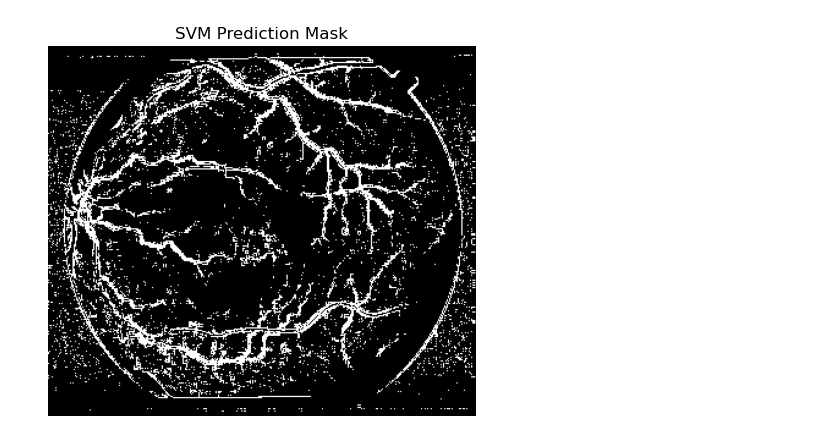
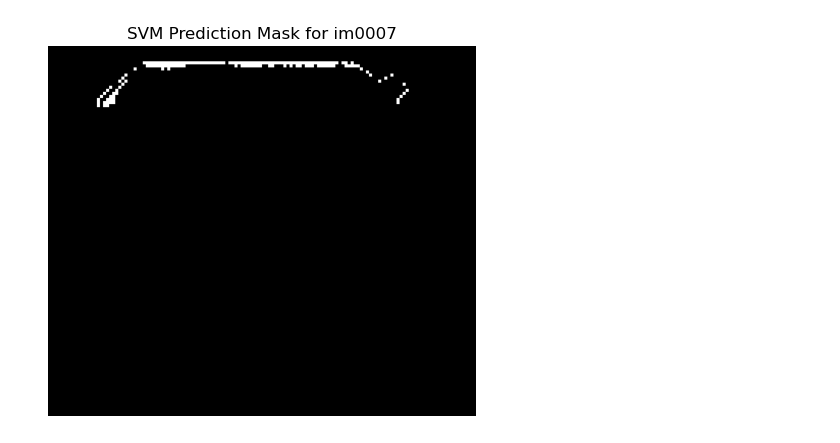
Before and after one commit to PMazi/Informatyka-w-Medycynie, a Jupyter notebook: main.ipynb, the cells around one changed output. Saved outputs shown, nothing was run; the diff lists cells and outputs as text; code cells hidden in the pictures.

```diff
--- a/main.ipynb
+++ b/main.ipynb
@@ -244,6 +287,7 @@ print(data)
 # Divide the data into feature matrix X and target vector y
 X = data.iloc[:,:-1]
 print(X)
-Y = data.iloc[:,-1]
+y_train = data.iloc[:,-1]
 print(y)
+X_test = np.array(test_features)
 # %% [output]
@@ -268,8 +312,10 @@ print(y)
 # Scale the data
 scaler = StandardScaler()
 scaled_data = scaler.fit_transform(X)
+X_test_scaled = scaler.transform(X_test)
 print(scaled_data)
 
+
 rus = RandomUnderSampler(random_state=42)
-X_resampled, y_resampled = rus.fit_resample(scaled_data, Y)
+X_train, y_train = rus.fit_resample(scaled_data, y_train)
 # %% [output]
@@ -289,43 +335,59 @@ X_resampled, y_resampled = rus.fit_resample(scaled_data, Y)
 # %%
 # Divide the data into training and testing sets
-X_train, X_test, y_train, y_test = train_test_split(X_resampled, y_resampled , test_size=0.2, random_state=32)
+# X_train, X_test, y_train, y_test = train_test_split(X_resampled, y_resampled , test_size=0.2, random_state=32)
 # %%
 # Create SVM model
 svm_model = svm.SVC(kernel='linear', C=1, class_weight='balanced')
 # Train the model
 svm_model.fit(X_train, y_train)
 # Make predictions
-y_pred_svm = svm_model.predict(X_test)
-y_final = svm_model.predict(scaled_data)
-# Evaluate the model
-accuracy_svm = accuracy_score(Y, y_final)
-print(f"SVM model accuracy: {accuracy_svm:.2f}")
-# Confusion matrix
-cm_svm = confusion_matrix(y_test, y_pred_svm)
-print(f"SVM model confusion matrix:\n{cm_svm}")
-# Classification report
-cr_svm = classification_report(y_test, y_pred_svm)
-print(f"SVM model classification report:\n{cr_svm}")
+# y_pred_svm = svm_model.predict(X_test)
+# y_final = svm_model.predict(scaled_data)
+# # Evaluate the model
+# accuracy_svm = accuracy_score(Y, y_final)
+# print(f"SVM model accuracy: {accuracy_svm:.2f}")
+# # Confusion matrix
+# cm_svm = confusion_matrix(y_test, y_pred_svm)
+# print(f"SVM model confusion matrix:\n{cm_svm}")
+# # Classification report
+# cr_svm = classification_report(y_test, y_pred_svm)
+# print(f"SVM model classification report:\n{cr_svm}")
 
+y_final = svm_model.predict(X_test_scaled)
 
-height, width = gray.shape
-grid_h = (height - window_size) // step + 1
-grid_w = (width - window_size) // step + 1
-prediction_image = np.array(y_final).reshape((grid_h, grid_w))
-full_mask = cv2.resize(prediction_image.astype(np.uint8), (width, height), interpolation=cv2.INTER_LINEAR)
-
-
+# Stworzenie maski z predykcji
 output_mask = np.zeros_like(gray, dtype=np.uint8)
-
-
-output_mask = np.zeros_like(gray, dtype=np.uint8)
-
 for idx, (y, x) in enumerate(positions):
+    if idx >= 2521:
+        break
     class_label = y_final[idx]
     output_mask[y:y+window_size, x:x+window_size] = class_label
 
+# Wyświetlenie predykcyjnej maski
 plt.imshow(output_mask, cmap='gray')
-plt.title("SVM Prediction Mask")
+plt.title("SVM Prediction Mask for im0007")
 plt.axis('off')
 plt.show()
+
+
+# height, width = gray.shape
+# grid_h = (height - window_size) // step + 1
+# grid_w = (width - window_size) // step + 1
+# prediction_image = np.array(y_final).reshape((grid_h, grid_w))
+# full_mask = cv2.resize(prediction_image.astype(np.uint8), (width, height), interpolation=cv2.INTER_LINEAR)
+
+
+# output_mask = np.zeros_like(gray, dtype=np.uint8)
+
+
+# output_mask = np.zeros_like(gray, dtype=np.uint8)
+
+# for idx, (y, x) in enumerate(positions):
+#     class_label = y_final[idx]
+#     output_mask[y:y+window_size, x:x+window_size] = class_label
+
+# plt.imshow(output_mask, cmap='gray')
+# plt.title("SVM Prediction Mask")
+# plt.axis('off')
+# plt.show()
 # %% [output]
@@ -345,4 +394,4 @@ weighted avg       0.75      0.72      0.71      3372
-[figure, old version]
+[figure, new version]
 # %%
 # Create and train k-NN model
 knn_model = KNeighborsClassifier(n_neighbors=6)
```
Also changed, not shown: parts of 15 cells of this notebook.
